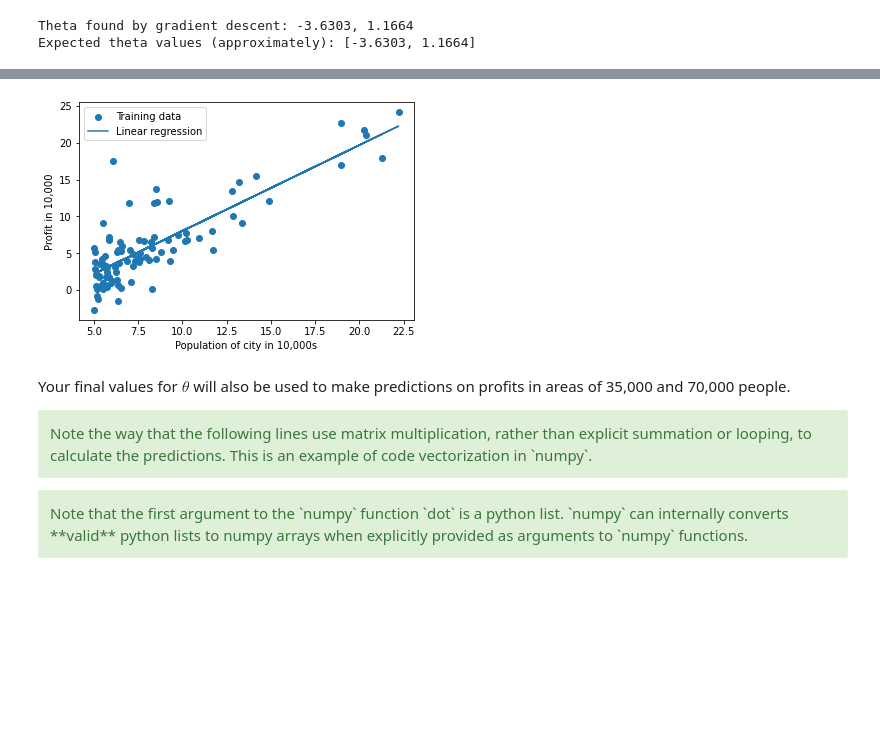
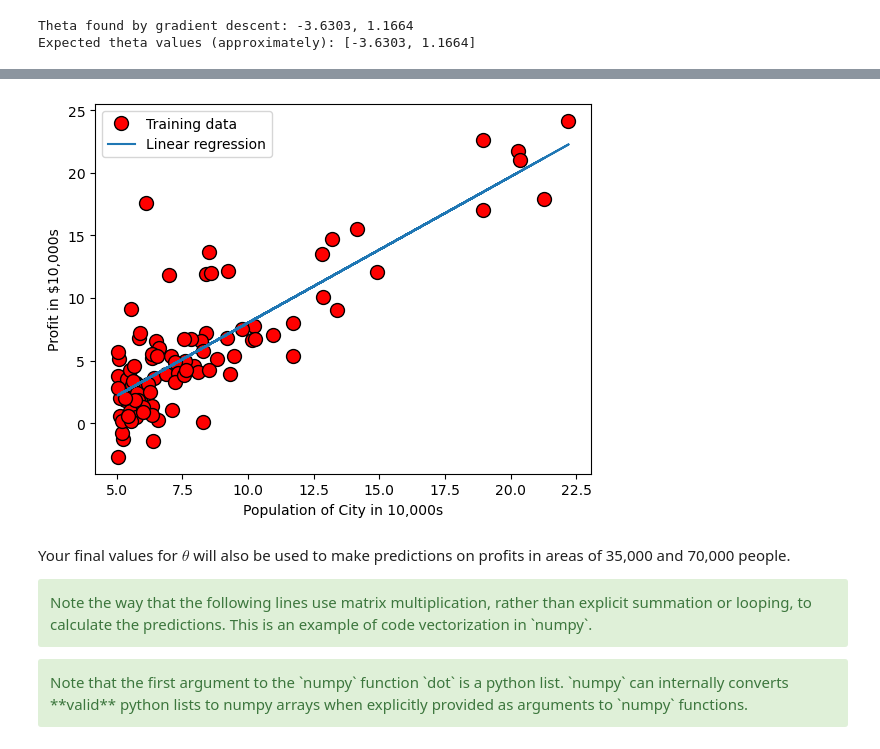
Before and after one commit to Ktryas/MachineLearning, a Jupyter notebook: TP1/exercise1vs2023.ipynb, the cells around one changed output, grey strips where cells are left out. Drawn from its saved outputs; the diff is of its cells as text; code cells hidden in the pictures; blank space fills up the shorter version.

```diff
--- a/TP1/exercise1vs2023.ipynb
+++ b/TP1/exercise1vs2023.ipynb
@@ -168,6 +168,9 @@ def computeCost(X, y, theta):
 
     # ====================== YOUR CODE HERE =====================
 
+    predictions = np.dot(X, theta)
+    sqErrors = (predictions - y) ** 2
+    J = (1 / (2 * m)) * np.sum(sqErrors)
 
     # ===========================================================
     return J
@@ -263,7 +266,11 @@ def gradientDescent(X, y, theta, alpha, num_iters):
     for i in range(num_iters):
         # ==================== YOUR CODE HERE =================================
 
-
+        predictions = np.dot(X, theta)
+        errors = predictions - y
+        delta = (alpha / m) * np.dot(errors, X)
+        theta = theta - delta
+        J_history.append(computeCost(X, y, theta))
 
         # =====================================================================
 
@@ -290,11 +297,11 @@ We will use your final parameters to plot the linear fit. The results should loo
 ![](Figures/regression_result.png)
 # %%
 # plot the linear fit
-plotData() #to be completed
+plotData(X[:, 1], y)
 plt.plot(X[:, 1], np.dot(X, theta), '-')
 plt.legend(['Training data', 'Linear regression']);
 # %% [output]
-[figure, old version]
+[figure, new version]
 # %% [markdown]
 Your final values for $\theta$ will also be used to make predictions on profits in areas of 35,000 and 70,000 people.
 
```
Also changed, not shown: parts of 3 cells of this notebook.
